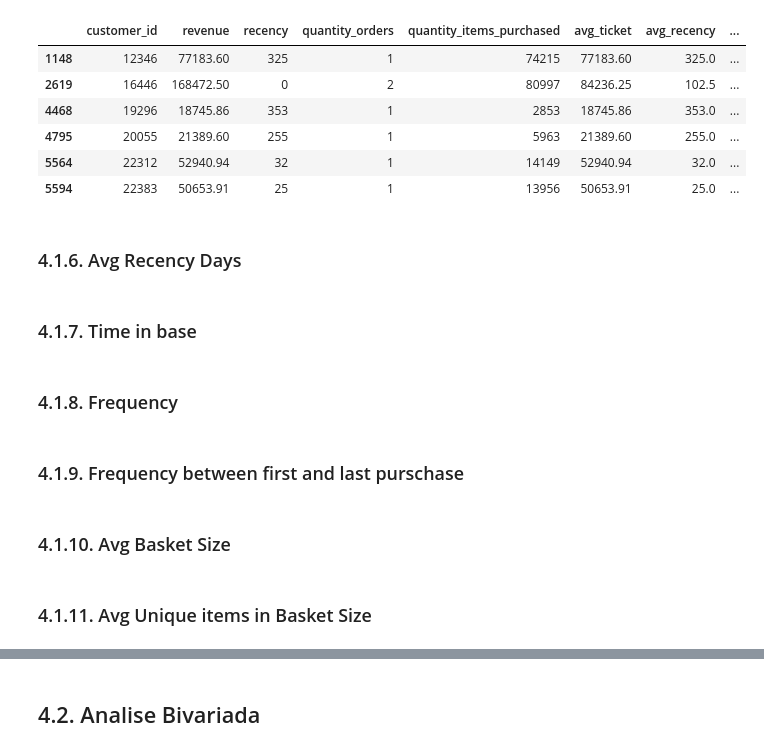
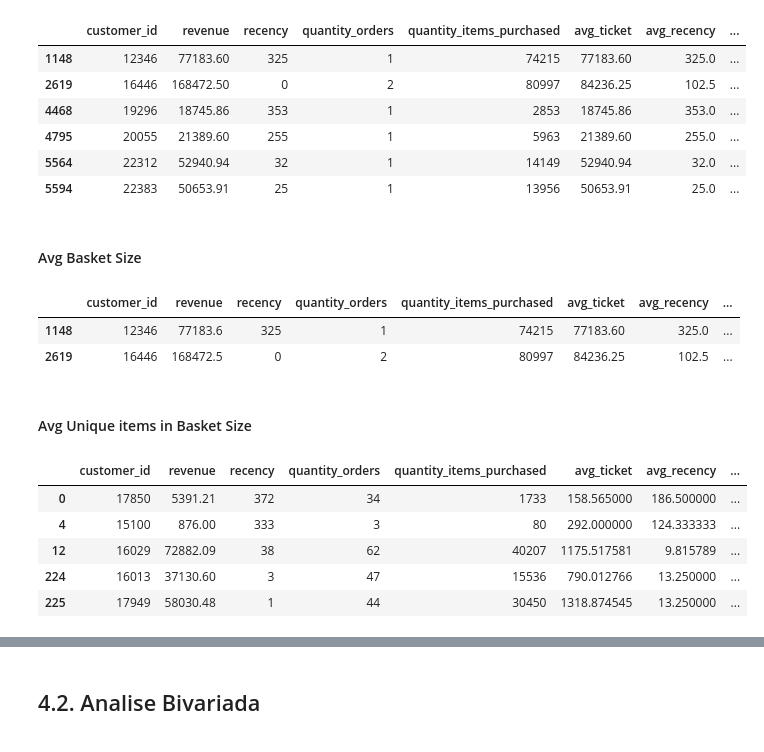
Before and after one commit to miguelzph/clustering_clients, a Jupyter notebook: notebooks/c07_loyalty_program_models_performance.ipynb, the cells around one changed output, grey strips where cells are left out. Drawn from its saved outputs; the diff is of its cells as text; code cells hidden in the pictures.

```diff
--- a/notebooks/c07_loyalty_program_models_performance.ipynb
+++ b/notebooks/c07_loyalty_program_models_performance.ipynb
@@ -628,16 +633,25 @@ df4[df4['avg_ticket'] > 15000]
 | 4795 | 20055 | 21389.60 | 255 | 1 | 5963 | 21389.60 | 255.0 | ... |
 | 5564 | 22312 | 52940.94 | 32 | 1 | 14149 | 52940.94 | 32.0 | ... |
 | 5594 | 22383 | 50653.91 | 25 | 1 | 13956 | 50653.91 | 25.0 | ... |
-# %% [markdown]
-### 4.1.6. Avg Recency Days
-# %% [markdown]
-### 4.1.7. Time in base
-# %% [markdown]
-### 4.1.8. Frequency
-# %% [markdown]
-### 4.1.9. Frequency between first and last purschase
 # %% [markdown]
-### 4.1.10. Avg Basket Size
+#### Avg Basket Size
+# %%
+df4[df4['avg_basket_size'] > 15000] # mesmo problema que avg_ticket
+# 12346 and 16446 --> Basicamente compraram e retornaram tudo que compraram --> removidos
+# %% [output]
+|  | customer_id | revenue | recency | quantity_orders | quantity_items_purchased | avg_ticket | avg_recency | ... |
+| 1148 | 12346 | 77183.6 | 325 | 1 | 74215 | 77183.60 | 325.0 | ... |
+| 2619 | 16446 | 168472.5 | 0 | 2 | 80997 | 84236.25 | 102.5 | ... |
 # %% [markdown]
-### 4.1.11. Avg Unique items in Basket Size
+#### Avg Unique items in Basket Size
+# %%
+df4[df4['avg_unique_basked_size'] < 1].head()
+# menor que 1 significa que ele comprou menos produtos diferentes do que a qtd de ordens realizadas
+# %% [output]
+|  | customer_id | revenue | recency | quantity_orders | quantity_items_purchased | avg_ticket | avg_recency | ... |
+| 0 | 17850 | 5391.21 | 372 | 34 | 1733 | 158.565000 | 186.500000 | ... |
+| 4 | 15100 | 876.00 | 333 | 3 | 80 | 292.000000 | 124.333333 | ... |
+| 12 | 16029 | 72882.09 | 38 | 62 | 40207 | 1175.517581 | 9.815789 | ... |
+| 224 | 16013 | 37130.60 | 3 | 47 | 15536 | 790.012766 | 13.250000 | ... |
+| 225 | 17949 | 58030.48 | 1 | 44 | 30450 | 1318.874545 | 13.250000 | ... |
 # %% [markdown]
```
Also changed, not shown: parts of 41 cells of this notebook, 2 other files.
